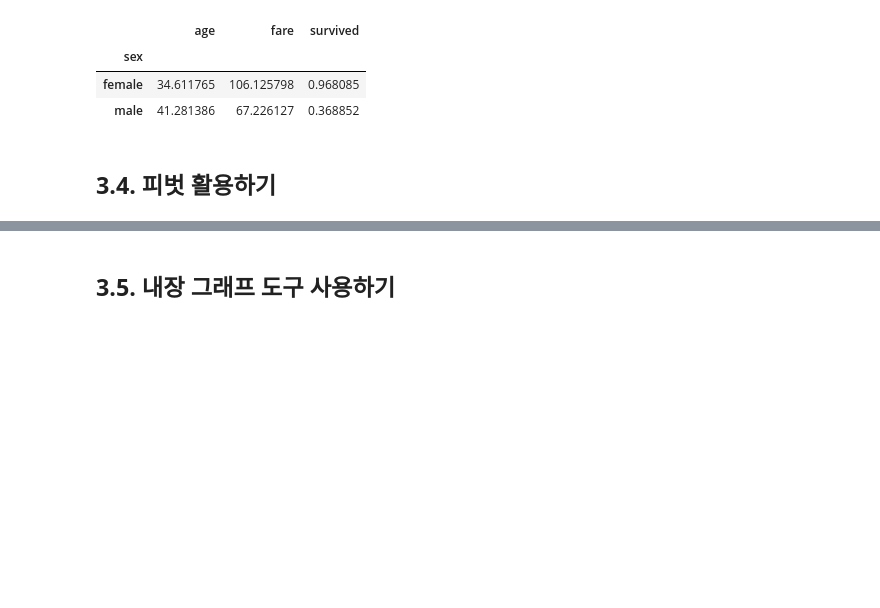
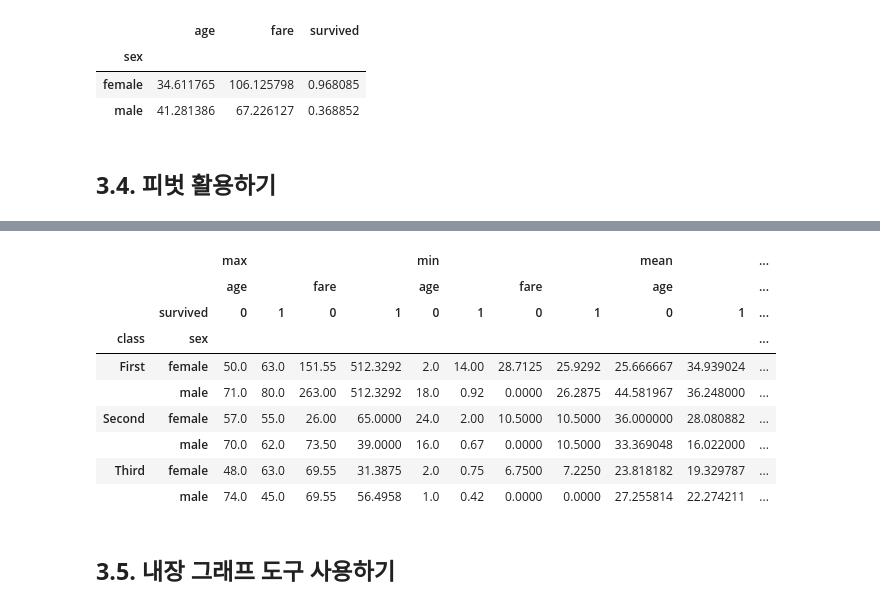
Before and after one commit to LeeSeungwon89/Pandas_Theory, a Jupyter notebook: 2. 데이터를 다루기 위한 파이썬 패키지.ipynb, the cells around one changed output, grey strips where cells are left out. Drawn from its saved outputs; the diff is of its cells as text; code cells hidden in the pictures; blank space fills up the shorter version.

```diff
--- a/2. 데이터를 다루기 위한 파이썬 패키지.ipynb
+++ b/2. 데이터를 다루기 위한 파이썬 패키지.ipynb
@@ -3057,0 +3077,12 @@ ti_gb2.mean().xs('First', level='class')
+# %%
+# `set_option()` 메서드를 사용해서 출력할 최대 열과 열 너비를 지정합니다.
+# 최대한 크게 지정하겠습니다.
+pd.set_option('display.max_columns', 50)
+pd.set_option('display.max_colwidth', 50)
+
+df_ti_pv1 = pd.pivot_table(df_ti,
+                           index='class',
+                           columns='sex',
+                           values='age',
+                           aggfunc='mean')
+df_ti_pv1
@@ -3058,2 +3111,20 @@ ti_gb2.mean().xs('First', level='class')
+# %%
+df_ti_pv3 = pd.pivot_table(df_ti,
+                           index=['class', 'sex'],
+                           columns='survived',
+                           values=['age', 'fare'],
+                           aggfunc=['max', 'min', 'mean'])
+df_ti_pv3
+# %% [output]
+|  |  | max |  |  |  | min |  |  |  | mean |  | ... |
+|  |  | age |  | fare |  | age |  | fare |  | age |  | ... |
+|  | survived | 0 | 1 | 0 | 1 | 0 | 1 | 0 | 1 | 0 | 1 | ... |
+| class | sex |  |  |  |  |  |  |  |  |  |  | ... |
+| First | female | 50.0 | 63.0 | 151.55 | 512.3292 | 2.0 | 14.00 | 28.7125 | 25.9292 | 25.666667 | 34.939024 | ... |
+|  | male | 71.0 | 80.0 | 263.00 | 512.3292 | 18.0 | 0.92 | 0.0000 | 26.2875 | 44.581967 | 36.248000 | ... |
+| Second | female | 57.0 | 55.0 | 26.00 | 65.0000 | 24.0 | 2.00 | 10.5000 | 10.5000 | 36.000000 | 28.080882 | ... |
+|  | male | 70.0 | 62.0 | 73.50 | 39.0000 | 16.0 | 0.67 | 0.0000 | 10.5000 | 33.369048 | 16.022000 | ... |
+| Third | female | 48.0 | 63.0 | 69.55 | 31.3875 | 2.0 | 0.75 | 6.7500 | 7.2250 | 23.818182 | 19.329787 | ... |
+|  | male | 74.0 | 45.0 | 69.55 | 56.4958 | 1.0 | 0.42 | 0.0000 | 0.0000 | 27.255814 | 22.274211 | ... |
 # %% [markdown]
 ## **3.5. 내장 그래프 도구 사용하기**
```
Also changed, not shown: parts of 10 cells of this notebook.
